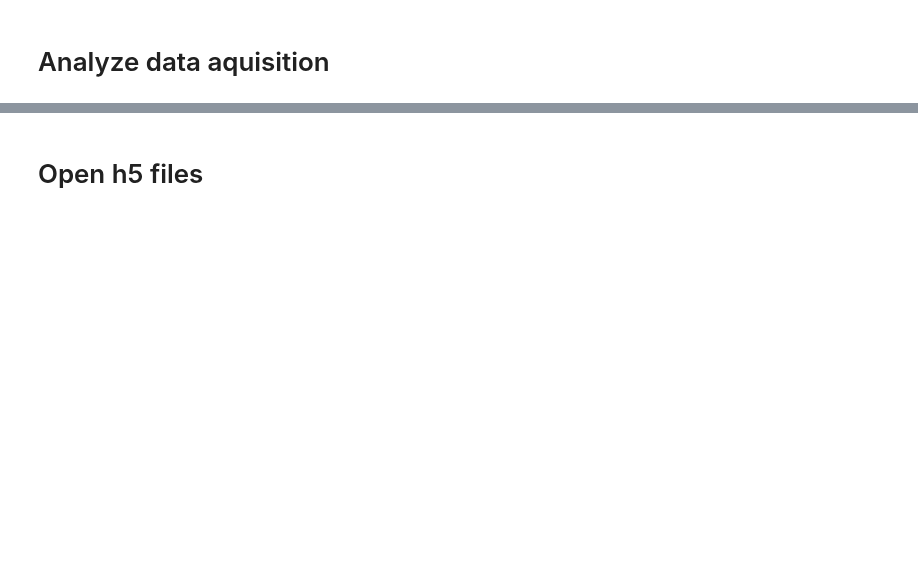
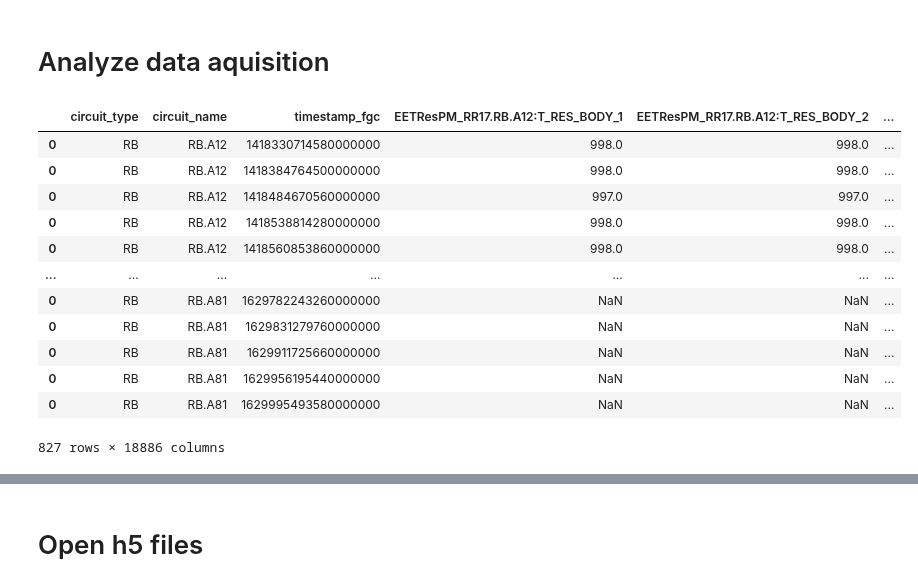
Before and after one commit to cobermai/lhc_anomaly_detection, a Jupyter notebook: notebooks/RB_FPA_datahandler.ipynb, the cells around one changed output, grey strips where cells are left out. Drawn from its saved outputs; the diff is of its cells as text; code cells hidden in the pictures; blank space fills up the shorter version.

```diff
--- a/notebooks/RB_FPA_datahandler.ipynb
+++ b/notebooks/RB_FPA_datahandler.ipynb
@@ -12,2 +13,19 @@ context_path = Path('/eos/project/m/ml-for-alarm-system/private/RB_signals/conte
 # %% [markdown]
 # Analyze data aquisition
+# %%
+files = sorted(glob.glob(str(context_path / "*.csv")))
+df_context = pd.concat(map(pd.read_csv, files))
+# %% [output]
+|  | circuit_type | circuit_name | timestamp_fgc | EETResPM_RR17.RB.A12:T_RES_BODY_1 | EETResPM_RR17.RB.A12:T_RES_BODY_2 | ... |
+| 0 | RB | RB.A12 | 1418330714580000000 | 998.0 | 998.0 | ... |
+| 0 | RB | RB.A12 | 1418384764500000000 | 998.0 | 998.0 | ... |
+| 0 | RB | RB.A12 | 1418484670560000000 | 997.0 | 997.0 | ... |
+| 0 | RB | RB.A12 | 1418538814280000000 | 998.0 | 998.0 | ... |
+| 0 | RB | RB.A12 | 1418560853860000000 | 998.0 | 998.0 | ... |
+| ... | ... | ... | ... | ... | ... | ... |
+| 0 | RB | RB.A81 | 1629782243260000000 | NaN | NaN | ... |
+| 0 | RB | RB.A81 | 1629831279760000000 | NaN | NaN | ... |
+| 0 | RB | RB.A81 | 1629911725660000000 | NaN | NaN | ... |
+| 0 | RB | RB.A81 | 1629956195440000000 | NaN | NaN | ... |
+| 0 | RB | RB.A81 | 1629995493580000000 | NaN | NaN | ... |
+827 rows × 18886 columns
```
Also changed, not shown: parts of 11 cells of this notebook, 5 other files.
